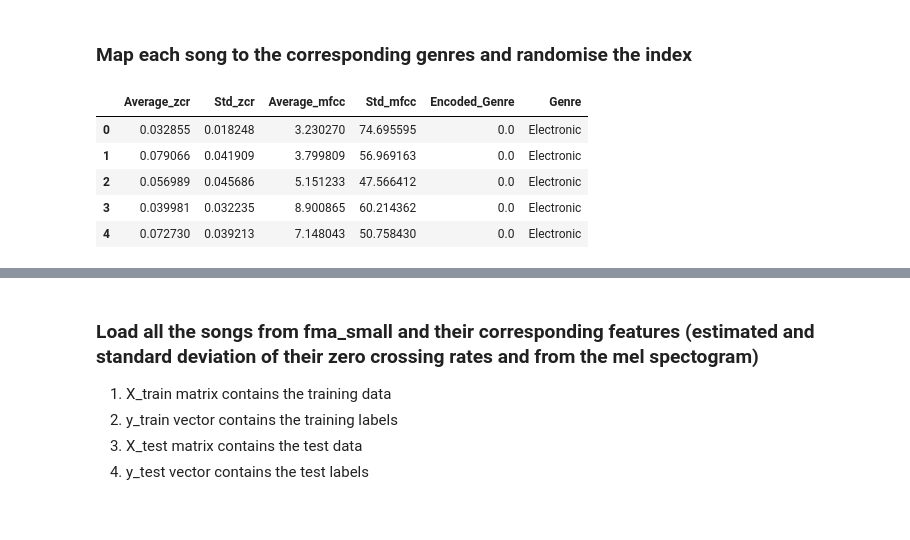
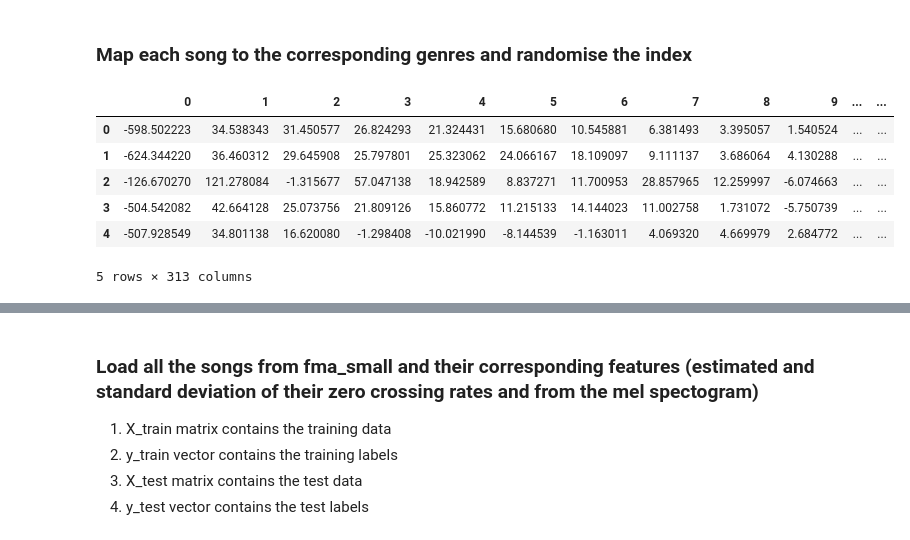
Before and after one commit to Chibukach/mir-fma, a Jupyter notebook: MachineLearning.ipynb, the cells around one changed output, grey strips where cells are left out. Saved outputs shown, nothing was run; the diff lists cells and outputs as text; code cells hidden in the pictures.

```diff
--- a/MachineLearning.ipynb
+++ b/MachineLearning.ipynb
@@ -22,15 +22,16 @@ py = plotly.offline
 # %% [markdown]
 ### Map each song to the corresponding genres and randomise the index
 # %%
-df = pd.read_csv('finalDF.csv',index_col=0)
+df = pd.read_csv('complete_extract.csv',index_col=0)
 df.head()
 # %% [output]
-|  | Average_zcr | Std_zcr | Average_mfcc | Std_mfcc | Encoded_Genre | Genre |
-| 0 | 0.032855 | 0.018248 | 3.230270 | 74.695595 | 0.0 | Electronic |
-| 1 | 0.079066 | 0.041909 | 3.799809 | 56.969163 | 0.0 | Electronic |
-| 2 | 0.056989 | 0.045686 | 5.151233 | 47.566412 | 0.0 | Electronic |
-| 3 | 0.039981 | 0.032235 | 8.900865 | 60.214362 | 0.0 | Electronic |
-| 4 | 0.072730 | 0.039213 | 7.148043 | 50.758430 | 0.0 | Electronic |
+|  | 0 | 1 | 2 | 3 | 4 | 5 | 6 | 7 | 8 | 9 | ... | ... |
+| 0 | -598.502223 | 34.538343 | 31.450577 | 26.824293 | 21.324431 | 15.680680 | 10.545881 | 6.381493 | 3.395057 | 1.540524 | ... | ... |
+| 1 | -624.344220 | 36.460312 | 29.645908 | 25.797801 | 25.323062 | 24.066167 | 18.109097 | 9.111137 | 3.686064 | 4.130288 | ... | ... |
+| 2 | -126.670270 | 121.278084 | -1.315677 | 57.047138 | 18.942589 | 8.837271 | 11.700953 | 28.857965 | 12.259997 | -6.074663 | ... | ... |
+| 3 | -504.542082 | 42.664128 | 25.073756 | 21.809126 | 15.860772 | 11.215133 | 14.144023 | 11.002758 | 1.731072 | -5.750739 | ... | ... |
+| 4 | -507.928549 | 34.801138 | 16.620080 | -1.298408 | -10.021990 | -8.144539 | -1.163011 | 4.069320 | 4.669979 | 2.684772 | ... | ... |
+5 rows × 313 columns
 # %%
 df = df.reindex(np.random.permutation(df.index))
 df.head()
```
Also changed, not shown: parts of 12 cells of this notebook, 4 other files.
